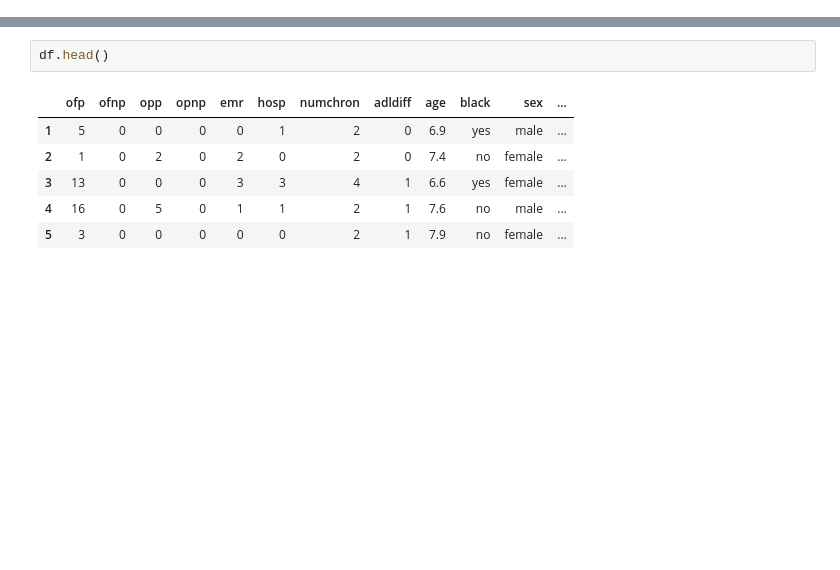
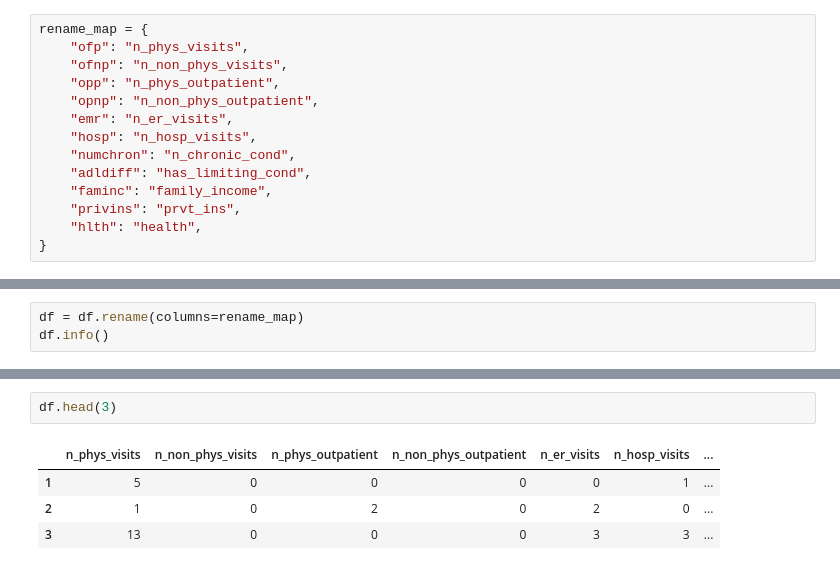
Before and after one commit to jbm4/TennisPlayerAnalysis, a Jupyter notebook: initial_eda.ipynb, the cells around one changed output, grey strips where cells are left out. Saved outputs shown, nothing was run; the diff lists cells and outputs as text; blank space fills up the shorter version.

```diff
--- a/initial_eda.ipynb
+++ b/initial_eda.ipynb
@@ -13,3 +16,17 @@ data_path = "data/physician-visits.csv"
 df = pd.read_csv(data_path, index_col=0)
 # %% [output]
 [interactive output not drawn]
+# %%
+rename_map = {
+    "ofp": "n_phys_visits",
+    "ofnp": "n_non_phys_visits",
+    "opp": "n_phys_outpatient",
+    "opnp": "n_non_phys_outpatient",
+    "emr": "n_er_visits",
+    "hosp": "n_hosp_visits",
+    "numchron": "n_chronic_cond",
+    "adldiff": "has_limiting_cond",
+    "faminc": "family_income",
+    "privins": "prvt_ins",
+    "hlth": "health",
+}
@@ -15,0 +35,3 @@ df = pd.read_csv(data_path, index_col=0)
+# %%
+df = df.rename(columns=rename_map)
+df.info()
@@ -16,10 +57,8 @@ df = pd.read_csv(data_path, index_col=0)
 # %%
-df.head()
+df.head(3)
 # %% [output]
-|  | ofp | ofnp | opp | opnp | emr | hosp | numchron | adldiff | age | black | sex | ... |
-| 1 | 5 | 0 | 0 | 0 | 0 | 1 | 2 | 0 | 6.9 | yes | male | ... |
-| 2 | 1 | 0 | 2 | 0 | 2 | 0 | 2 | 0 | 7.4 | no | female | ... |
-| 3 | 13 | 0 | 0 | 0 | 3 | 3 | 4 | 1 | 6.6 | yes | female | ... |
-| 4 | 16 | 0 | 5 | 0 | 1 | 1 | 2 | 1 | 7.6 | no | male | ... |
-| 5 | 3 | 0 | 0 | 0 | 0 | 0 | 2 | 1 | 7.9 | no | female | ... |
+|  | n_phys_visits | n_non_phys_visits | n_phys_outpatient | n_non_phys_outpatient | n_er_visits | n_hosp_visits | ... |
+| 1 | 5 | 0 | 0 | 0 | 0 | 1 | ... |
+| 2 | 1 | 0 | 2 | 0 | 2 | 0 | ... |
+| 3 | 13 | 0 | 0 | 0 | 3 | 3 | ... |
 [interactive output not drawn]
```
Also changed, not shown: parts of 17 cells of this notebook, 4 other files.
